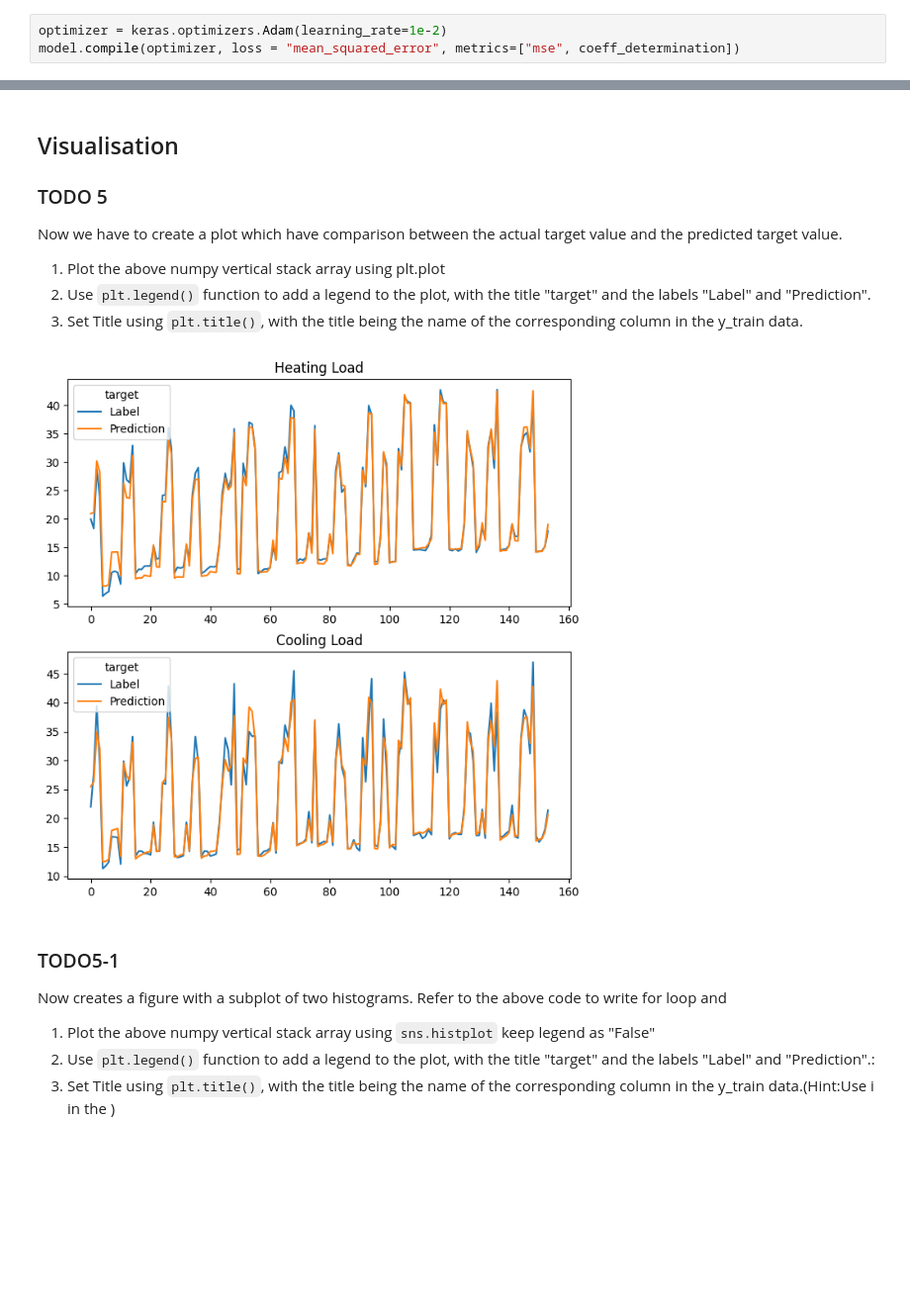
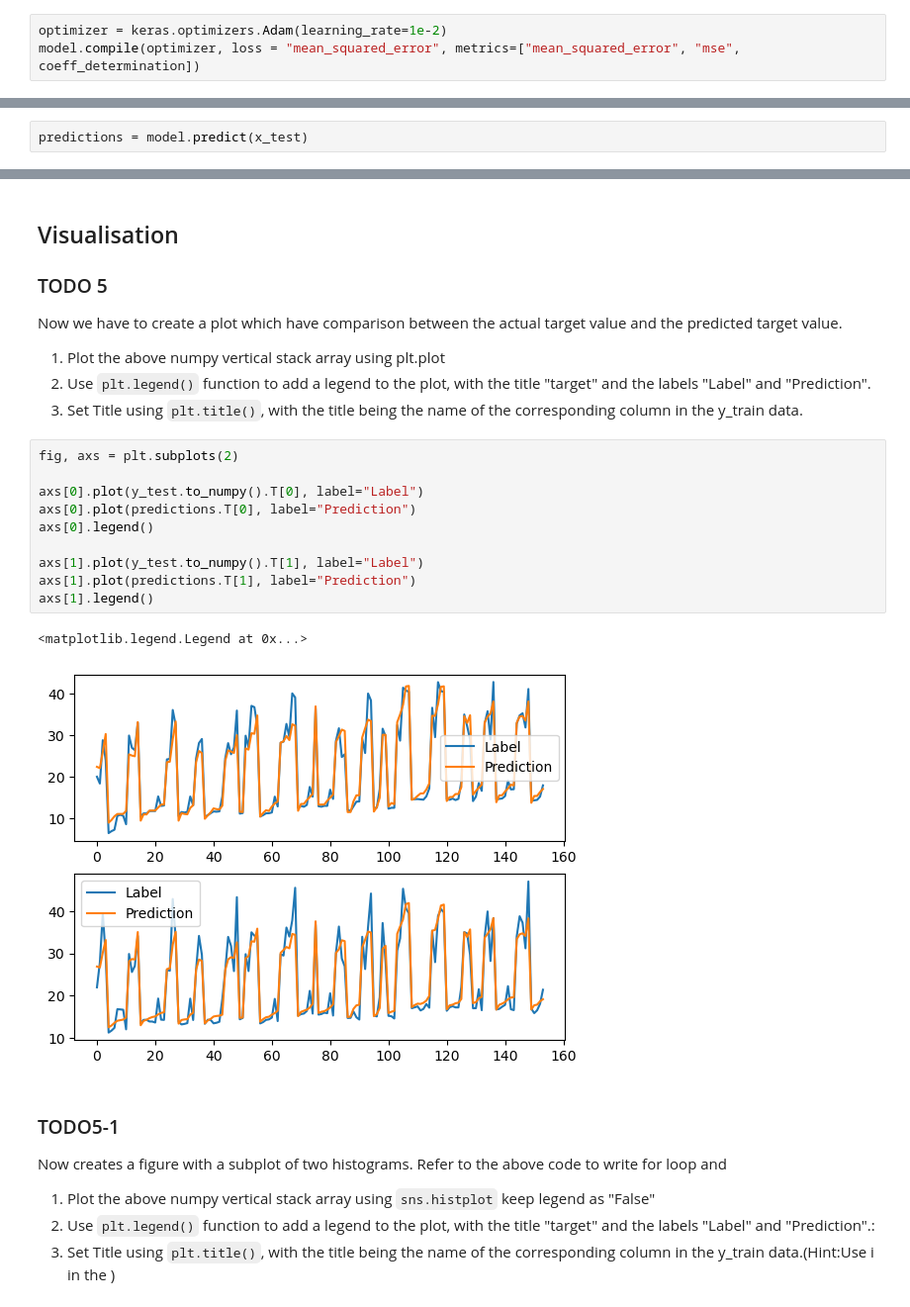
Before and after one commit to Abeoseh/deep_learning, a Jupyter notebook: labs/lab3/Lab3_MLP_SV.ipynb, the cells around one changed output, grey strips where cells are left out. Shown at 99% size. Drawn from its saved outputs; the diff is of its cells as text; blank space fills up the shorter version.

```diff
--- a/labs/lab3/Lab3_MLP_SV.ipynb
+++ b/labs/lab3/Lab3_MLP_SV.ipynb
@@ -408,7 +408,7 @@ def coeff_determination(y_true, y_pred):
 1. Using `compile`, prepare your model to have "Adam" as an optimizer with "learning_rate" 0.01 and have a loss function to be "mean squared error" and metrics as mse , mae and coeff_determination which we have defined above.
 # %%
 optimizer = keras.optimizers.Adam(learning_rate=1e-2)
-model.compile(optimizer, loss = "mean_squared_error", metrics=["mse", coeff_determination])
+model.compile(optimizer, loss = "mean_squared_error", metrics=["mean_squared_error", "mse", coeff_determination])
 # %% [markdown]
 ### TODO4-3
 1. Using `fit`, train the model with training data (`x_train` and `y_train`). Train the model for `300 epochs` keeping "verbose" turned off (0), and "validation_split" be 20%.
@@ -457,4 +456,5 @@ plot_learning(history, "MPG", "loss", "val_loss")
 ### TODO4-6
 1. predict the model on test data (`x_test`) using `predict` function.
 # %%
+predictions = model.predict(x_test)
 # %% [output]
@@ -487,8 +488,18 @@ Now we have to create a plot which have comparison between the actual target val
 1. Use `plt.legend()` function to add a legend to the plot, with the title "target" and the labels "Label" and "Prediction".
 1. Set Title using `plt.title()`, with the title being the name of the corresponding column in the y_train data.
 # %%
+fig, axs = plt.subplots(2)
+
+axs[0].plot(y_test.to_numpy().T[0], label="Label")
+axs[0].plot(predictions.T[0], label="Prediction")
+axs[0].legend()
+
+axs[1].plot(y_test.to_numpy().T[1], label="Label")
+axs[1].plot(predictions.T[1], label="Prediction")
+axs[1].legend()
 # %% [output]
+<matplotlib.legend.Legend at 0x...>
-[figure, old version]
+[figure, new version]
 # %% [markdown]
 
 
```
Also changed, not shown: parts of 7 cells of this notebook.
